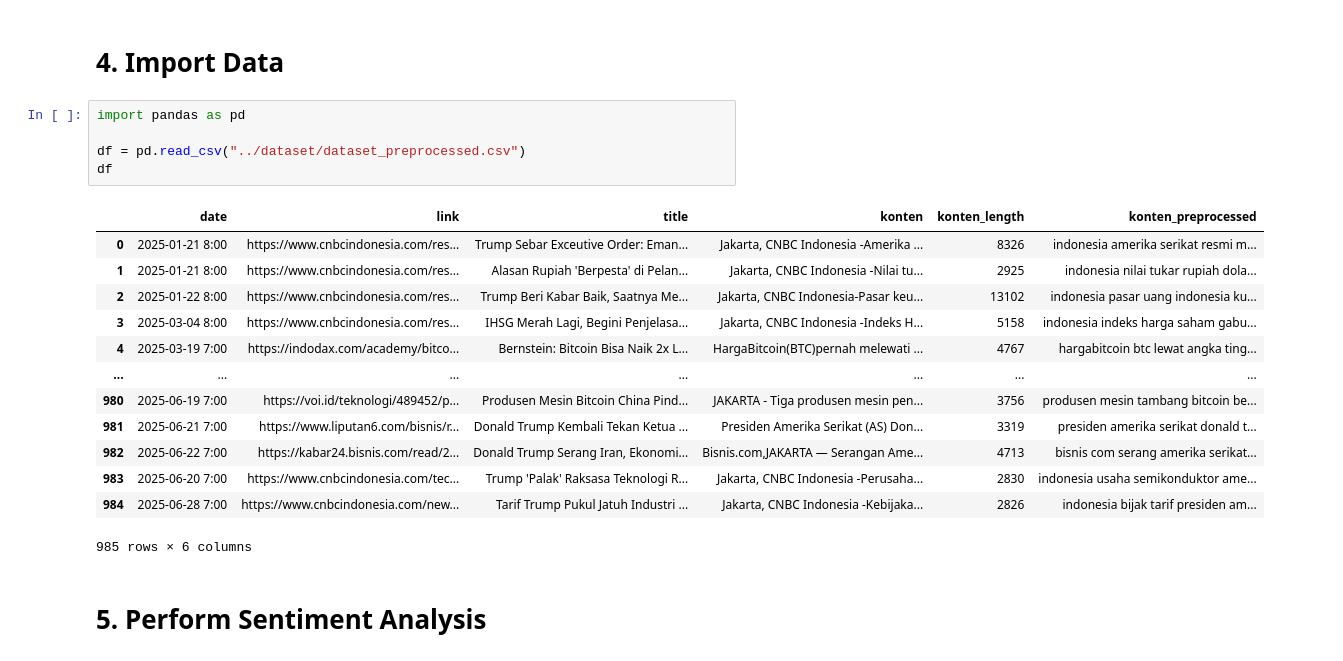
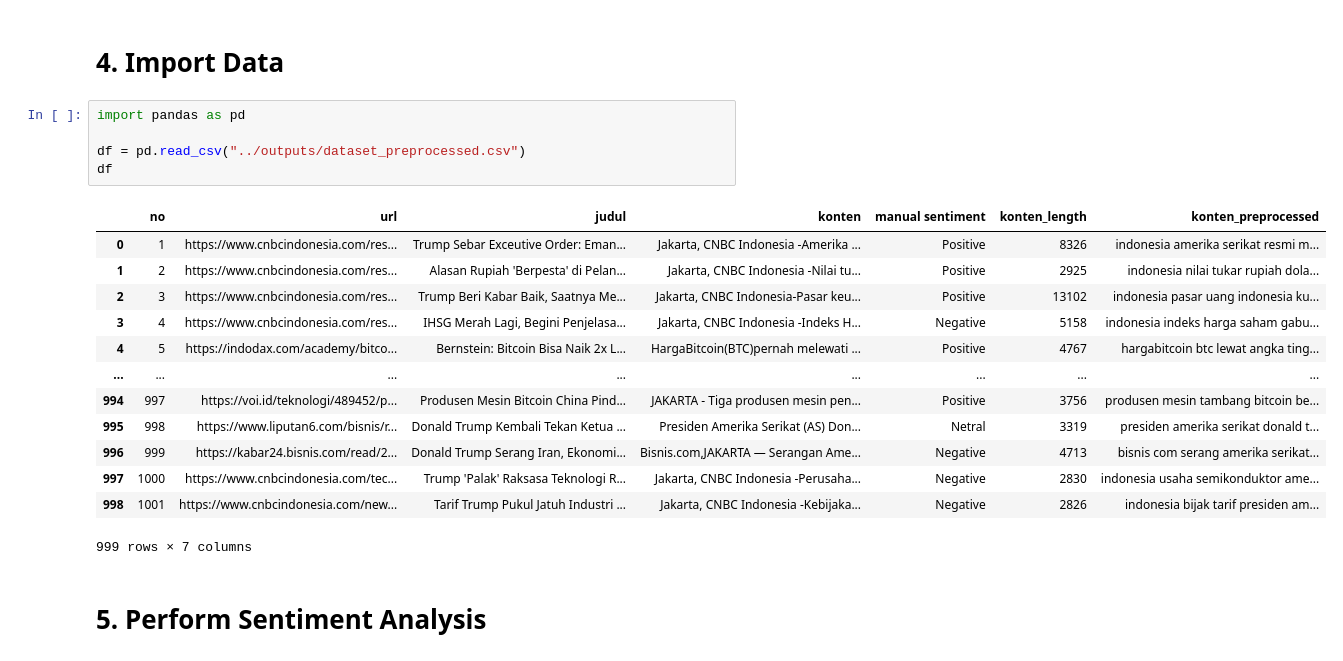
Before and after one commit to chiisana-riryi/kelompok-7-pba, a Jupyter notebook: week5/sentiment_analysis.ipynb, the cells around one changed output. Drawn from its saved outputs; the diff is of its cells as text.

```diff
--- a/week5/sentiment_analysis.ipynb
+++ b/week5/sentiment_analysis.ipynb
@@ -48,22 +52,22 @@ print(classifier(text))
 # %%
 import pandas as pd
 
-df = pd.read_csv("../dataset/dataset_preprocessed.csv")
+df = pd.read_csv("../outputs/dataset_preprocessed.csv")
 df
 # %% [output]
-|  | date | link | title | konten | konten_length | konten_preprocessed |
-| 0 | 2025-01-21 8:00 | https://www.cnbcindonesia.com/res... | Trump Sebar Exceutive Order: Eman... | Jakarta, CNBC Indonesia -Amerika ... | 8326 | indonesia amerika serikat resmi m... |
-| 1 | 2025-01-21 8:00 | https://www.cnbcindonesia.com/res... | Alasan Rupiah 'Berpesta' di Pelan... | Jakarta, CNBC Indonesia -Nilai tu... | 2925 | indonesia nilai tukar rupiah dola... |
-| 2 | 2025-01-22 8:00 | https://www.cnbcindonesia.com/res... | Trump Beri Kabar Baik, Saatnya Me... | Jakarta, CNBC Indonesia-Pasar keu... | 13102 | indonesia pasar uang indonesia ku... |
-| 3 | 2025-03-04 8:00 | https://www.cnbcindonesia.com/res... | IHSG Merah Lagi, Begini Penjelasa... | Jakarta, CNBC Indonesia -Indeks H... | 5158 | indonesia indeks harga saham gabu... |
-| 4 | 2025-03-19 7:00 | https://indodax.com/academy/bitco... | Bernstein: Bitcoin Bisa Naik 2x L... | HargaBitcoin(BTC)pernah melewati ... | 4767 | hargabitcoin btc lewat angka ting... |
-| ... | ... | ... | ... | ... | ... | ... |
-| 980 | 2025-06-19 7:00 | https://voi.id/teknologi/489452/p... | Produsen Mesin Bitcoin China Pind... | JAKARTA - Tiga produsen mesin pen... | 3756 | produsen mesin tambang bitcoin be... |
-| 981 | 2025-06-21 7:00 | https://www.liputan6.com/bisnis/r... | Donald Trump Kembali Tekan Ketua ... | Presiden Amerika Serikat (AS) Don... | 3319 | presiden amerika serikat donald t... |
-| 982 | 2025-06-22 7:00 | https://kabar24.bisnis.com/read/2... | Donald Trump Serang Iran, Ekonomi... | Bisnis.com,JAKARTA — Serangan Ame... | 4713 | bisnis com serang amerika serikat... |
-| 983 | 2025-06-20 7:00 | https://www.cnbcindonesia.com/tec... | Trump 'Palak' Raksasa Teknologi R... | Jakarta, CNBC Indonesia -Perusaha... | 2830 | indonesia usaha semikonduktor ame... |
-| 984 | 2025-06-28 7:00 | https://www.cnbcindonesia.com/new... | Tarif Trump Pukul Jatuh Industri ... | Jakarta, CNBC Indonesia -Kebijaka... | 2826 | indonesia bijak tarif presiden am... |
+|  | no | url | judul | konten | manual sentiment | konten_length | konten_preprocessed |
+| 0 | 1 | https://www.cnbcindonesia.com/res... | Trump Sebar Exceutive Order: Eman... | Jakarta, CNBC Indonesia -Amerika ... | Positive | 8326 | indonesia amerika serikat resmi m... |
+| 1 | 2 | https://www.cnbcindonesia.com/res... | Alasan Rupiah 'Berpesta' di Pelan... | Jakarta, CNBC Indonesia -Nilai tu... | Positive | 2925 | indonesia nilai tukar rupiah dola... |
+| 2 | 3 | https://www.cnbcindonesia.com/res... | Trump Beri Kabar Baik, Saatnya Me... | Jakarta, CNBC Indonesia-Pasar keu... | Positive | 13102 | indonesia pasar uang indonesia ku... |
+| 3 | 4 | https://www.cnbcindonesia.com/res... | IHSG Merah Lagi, Begini Penjelasa... | Jakarta, CNBC Indonesia -Indeks H... | Negative | 5158 | indonesia indeks harga saham gabu... |
+| 4 | 5 | https://indodax.com/academy/bitco... | Bernstein: Bitcoin Bisa Naik 2x L... | HargaBitcoin(BTC)pernah melewati ... | Positive | 4767 | hargabitcoin btc lewat angka ting... |
+| ... | ... | ... | ... | ... | ... | ... | ... |
+| 994 | 997 | https://voi.id/teknologi/489452/p... | Produsen Mesin Bitcoin China Pind... | JAKARTA - Tiga produsen mesin pen... | Positive | 3756 | produsen mesin tambang bitcoin be... |
+| 995 | 998 | https://www.liputan6.com/bisnis/r... | Donald Trump Kembali Tekan Ketua ... | Presiden Amerika Serikat (AS) Don... | Netral | 3319 | presiden amerika serikat donald t... |
+| 996 | 999 | https://kabar24.bisnis.com/read/2... | Donald Trump Serang Iran, Ekonomi... | Bisnis.com,JAKARTA — Serangan Ame... | Negative | 4713 | bisnis com serang amerika serikat... |
+| 997 | 1000 | https://www.cnbcindonesia.com/tec... | Trump 'Palak' Raksasa Teknologi R... | Jakarta, CNBC Indonesia -Perusaha... | Negative | 2830 | indonesia usaha semikonduktor ame... |
+| 998 | 1001 | https://www.cnbcindonesia.com/new... | Tarif Trump Pukul Jatuh Industri ... | Jakarta, CNBC Indonesia -Kebijaka... | Negative | 2826 | indonesia bijak tarif presiden am... |
-985 rows × 6 columns
+999 rows × 7 columns
 # %% [markdown]
 # 5. Perform Sentiment Analysis
 # %%
```
Also changed, not shown: parts of 3 cells of this notebook, 4 other files.
